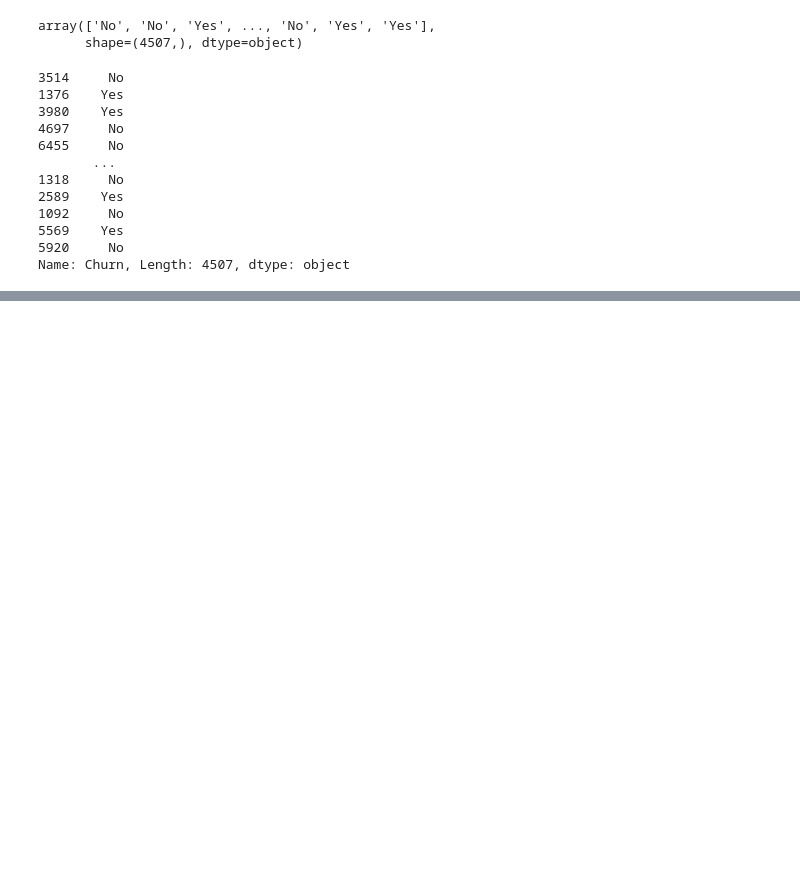
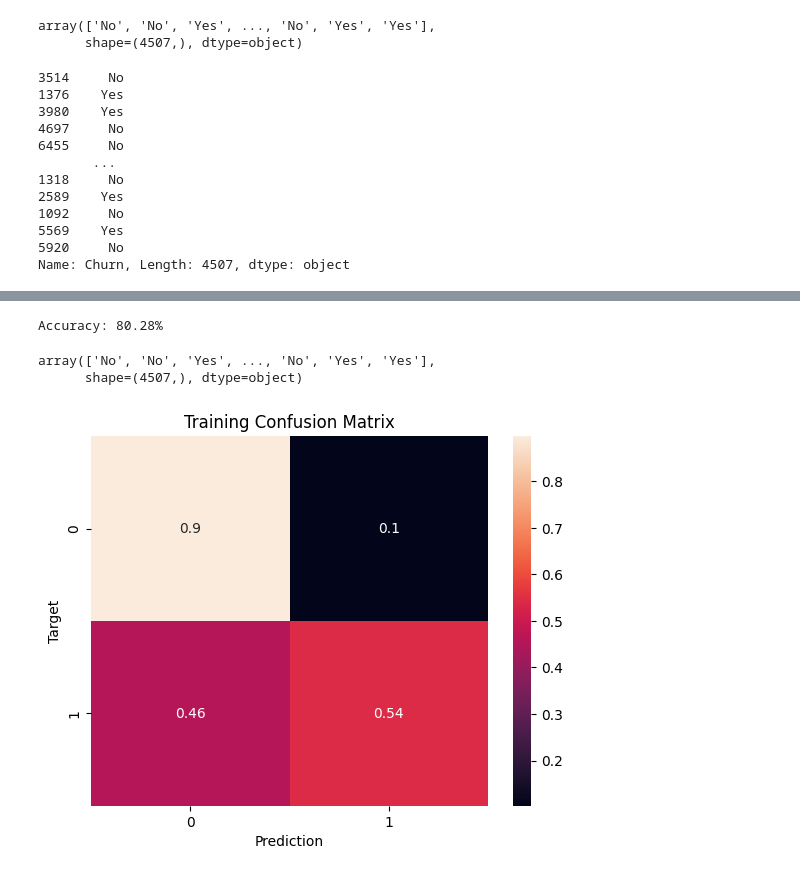
Before and after one commit to Hyndavi334/Telecom-Churn-Logistic-Regression, a Jupyter notebook: Notebooks/modeling.ipynb, the cells around one changed output, grey strips where cells are left out. Saved outputs shown, nothing was run; the diff lists cells and outputs as text; code cells hidden in the pictures; blank space fills up the shorter version.

```diff
--- a/Notebooks/modeling.ipynb
+++ b/Notebooks/modeling.ipynb
@@ -449,2 +418,0 @@ model1 = DecisionTreeClassifier(random_state= 52)
-# %%
-model1.fit(x_train,train_targets)
@@ -516,0 +419,23 @@ Likely causes:
+# %%
+def predict_and_plot(inputs, targets, name=''):
+    preds = model.predict(inputs)
+
+    accuracy = accuracy_score(targets, preds)
+    print("Accuracy: {:.2f}%".format(accuracy * 100))
+
+    cf = confusion_matrix(targets, preds, normalize='true')
+    plt.figure()
+    sns.heatmap(cf, annot=True)
+    plt.xlabel('Prediction')
+    plt.ylabel('Target')
+    plt.title('{} Confusion Matrix'.format(name));
+
+    return preds
+# %%
+import seaborn as sns
+predict_and_plot(x_train,train_targets,'Training')
+# %% [output]
+Accuracy: 80.28%
+array(['No', 'No', 'Yes', ..., 'No', 'Yes', 'Yes'],
+      shape=(4507,), dtype=object)
+[figure, added]
```
Also changed, not shown: parts of 23 cells of this notebook.
